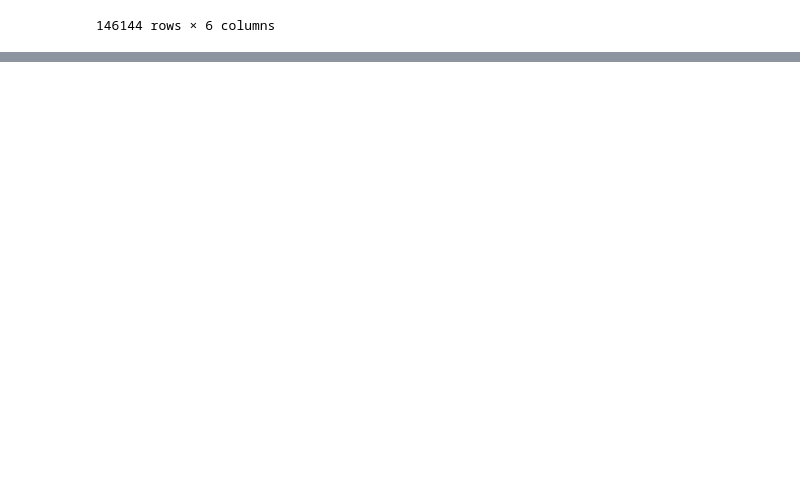
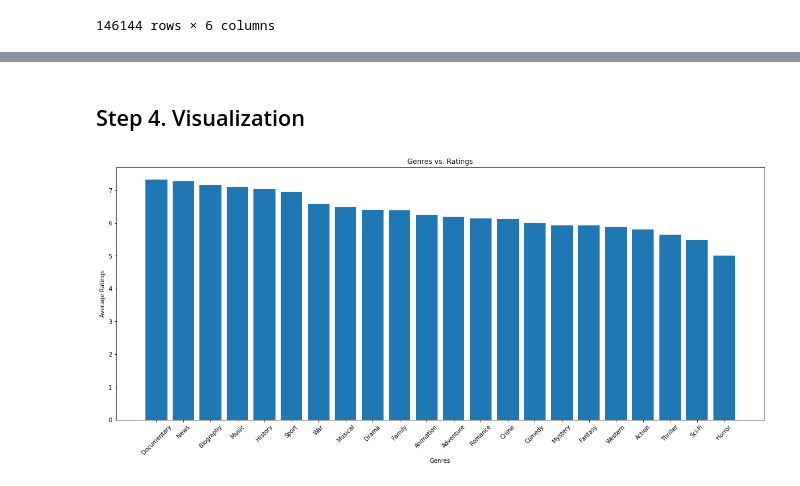
Before and after one commit to AidanStack/Movie_Data_Analysis_Project, a Jupyter notebook: emine.ipynb, the cells around one changed output, grey strips where cells are left out. Drawn from its saved outputs; the diff is of its cells as text; code cells hidden in the pictures; blank space fills up the shorter version.

```diff
--- a/emine.ipynb
+++ b/emine.ipynb
@@ -42,0 +159,4 @@ imdb_title_basics
+# %%
+sorted_df = sorted_df[sorted_df.genres != 'Game-Show']
+# %%
+sorted_df = sorted_df[sorted_df.genres != 'Short']
@@ -42,0 +185,3 @@ imdb_title_basics
+# %%
+imdb_mov_rat = sorted_df[['averagerating', 'genres']]
+imdb_mov_rat
@@ -42,0 +225,3 @@ imdb_title_basics
+# %%
+imdb_genre_rating_df = imdb_mov_rat.groupby(['genres']).agg(['mean', 'count']).sort_values(by=('averagerating',  'mean'), ascending =False)
+imdb_genre_rating_df
@@ -42,0 +248,11 @@ imdb_title_basics
+# %% [markdown]
+## Step 4. Visualization
+# %%
+fig, ax = plt.subplots(figsize=(20, 8))
+plt.xticks(rotation=45)
+ax.bar(x=imdb_genre_rating_df.index, height=imdb_genre_rating_df[('averagerating',  'mean')])
+ax.set_title('Genres vs. Ratings')
+ax.set_xlabel('Genres')
+ax.set_ylabel('Average Ratings');
+# %% [output]
+[figure, added]
```
Also changed, not shown: parts of 27 cells of this notebook.
